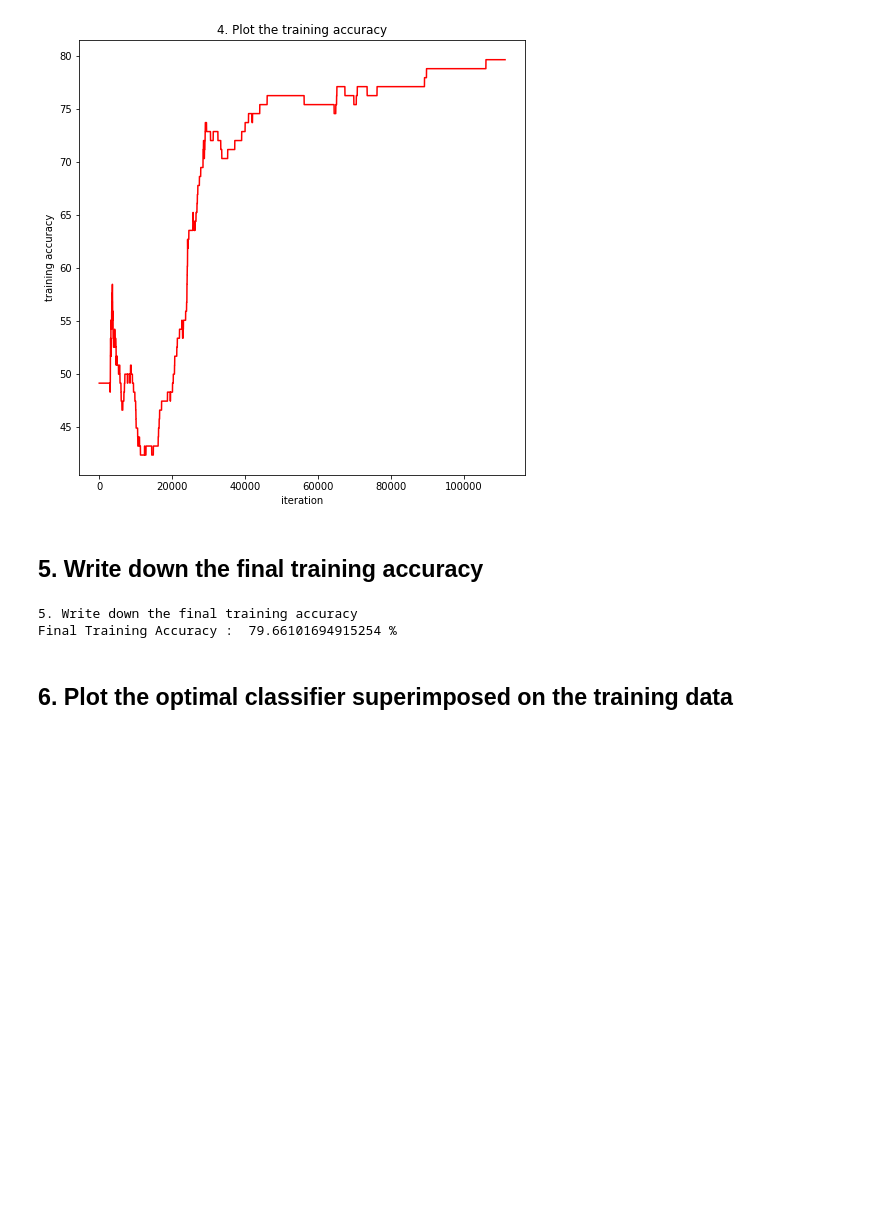
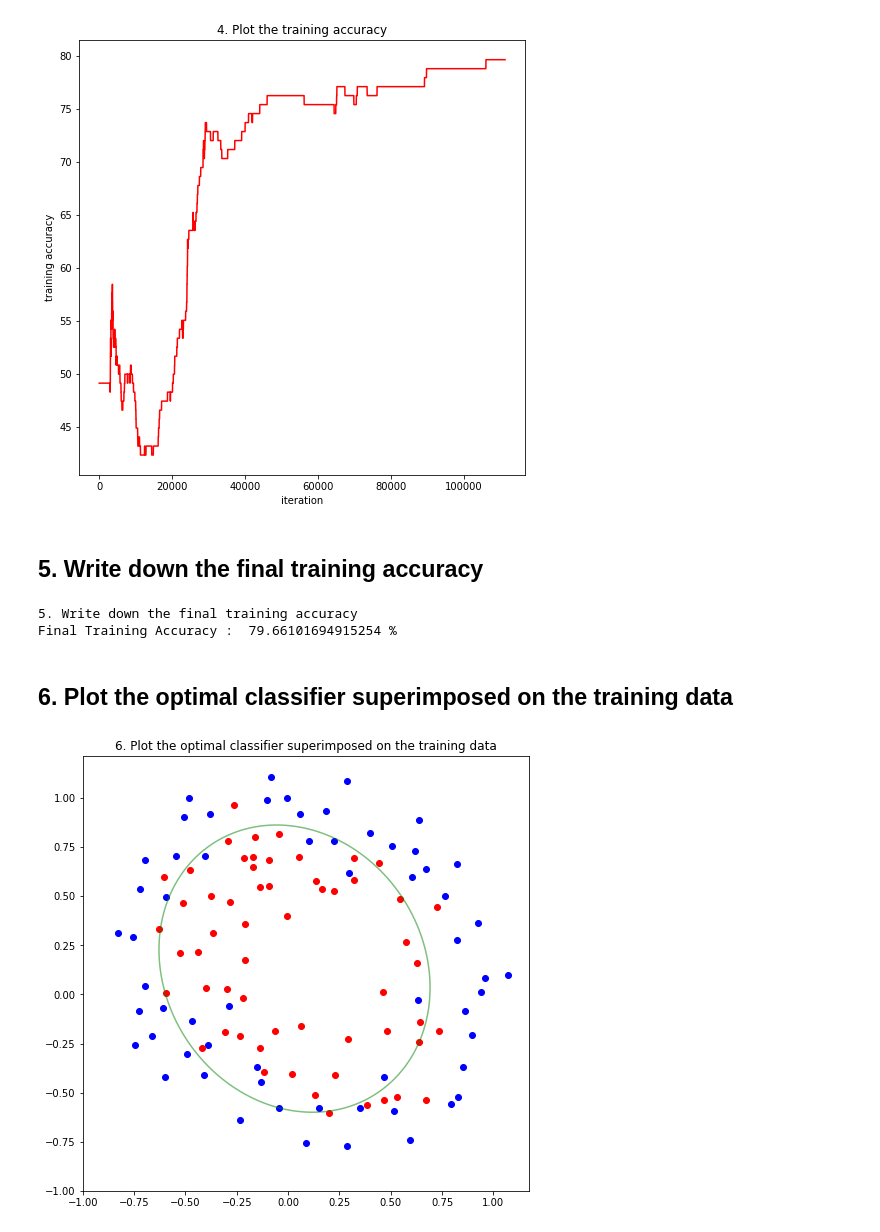
Before and after one commit to Reichidad/Machine-Learning-2020-Spring-Class, a Jupyter notebook: assignment06.ipynb, the cells around one changed output. Cells and saved outputs as stored; diff of their text form; code cells hidden in the pictures; blank space fills up the shorter version.

Commit message:
Submission Plotting 6 Done

```diff
--- a/assignment06.ipynb
+++ b/assignment06.ipynb
@@ -197,10 +197,17 @@ Final Training Accuracy :  79.66101694915254 %
 # %%
 import numpy as np
 import matplotlib.pyplot as plt
 import math
+
+val = np.arange(-1, 1, 0.01)
+X, Y = np.meshgrid(val, val)
+Z = func_calc(theta_list, X, Y, dim_list)
 # 6. Plot the optimal classifier superimposed on the training data
 plt.figure(figsize=(8,8))
 plt.title("6. Plot the optimal classifier superimposed on the training data")
 plt.scatter(pointX0, pointY0, c='b', label='label = 0')
 plt.scatter(pointX1, pointY1, c='r', label='label = 1')
+plt.contour(X, Y, Z, 0, alpha=.5, colors='g')
 plt.show()
+# %% [output]
+[figure, added]
```
